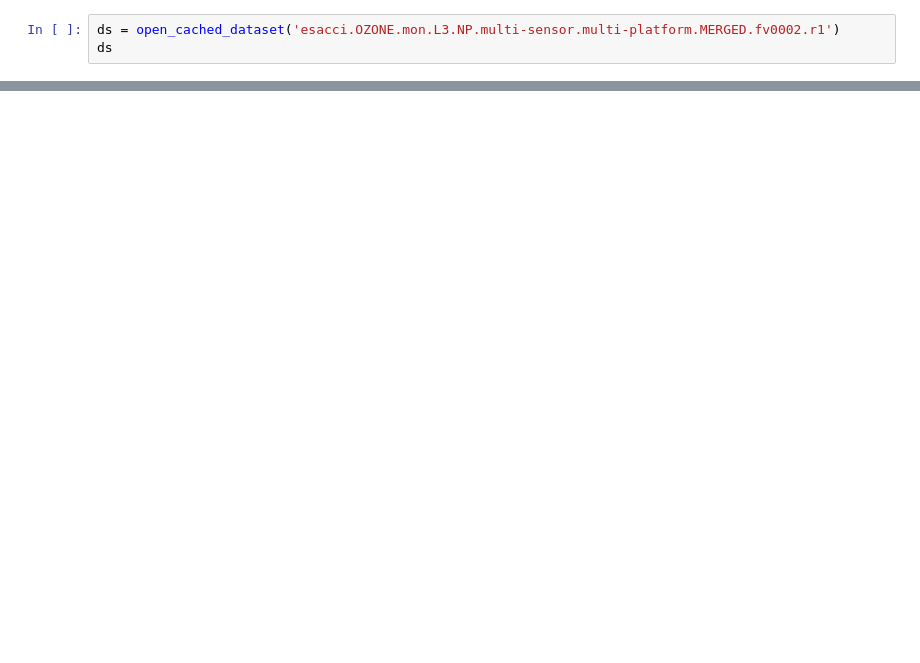
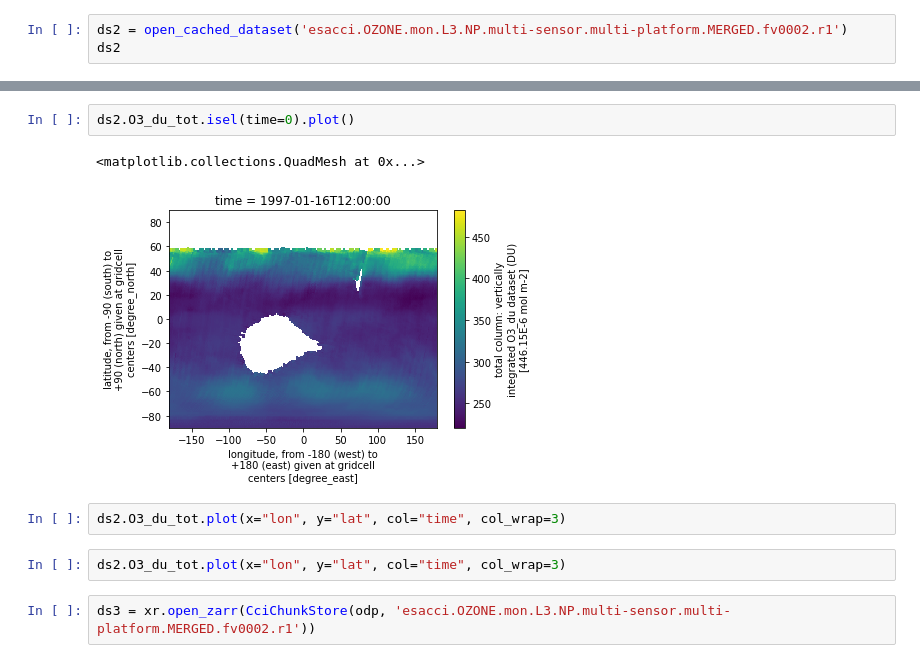
Before and after one commit to CCI-Tools/zarr-cache, a Jupyter notebook: scripts/odp_s3.ipynb, the cells around one changed output, grey strips where cells are left out. Drawn from its saved outputs; the diff is of its cells as text; blank space fills up the shorter version.

```diff
--- a/scripts/odp_s3.ipynb
+++ b/scripts/odp_s3.ipynb
@@ -36,4 +14,4 @@ Attributes:
 # %%
-ds = open_cached_dataset('esacci.OZONE.mon.L3.NP.multi-sensor.multi-platform.MERGED.fv0002.r1')
-ds
+ds2 = open_cached_dataset('esacci.OZONE.mon.L3.NP.multi-sensor.multi-platform.MERGED.fv0002.r1')
+ds2
 # %% [output]
@@ -40,0 +39,11 @@ ValueError: conflicting sizes for dimension 'time': length 144 on 'O3_ndens' and
+# %%
+ds2.O3_du_tot.isel(time=0).plot()
+# %% [output]
+<matplotlib.collections.QuadMesh at 0x...>
+[figure, added]
+# %%
+ds2.O3_du_tot.plot(x="lon", y="lat", col="time", col_wrap=3)
+# %%
+ds2.O3_du_tot.plot(x="lon", y="lat", col="time", col_wrap=3)
+# %%
+ds3 = xr.open_zarr(CciChunkStore(odp, 'esacci.OZONE.mon.L3.NP.multi-sensor.multi-platform.MERGED.fv0002.r1'))
```
Also changed, not shown: parts of 10 cells of this notebook, 1 other file.
